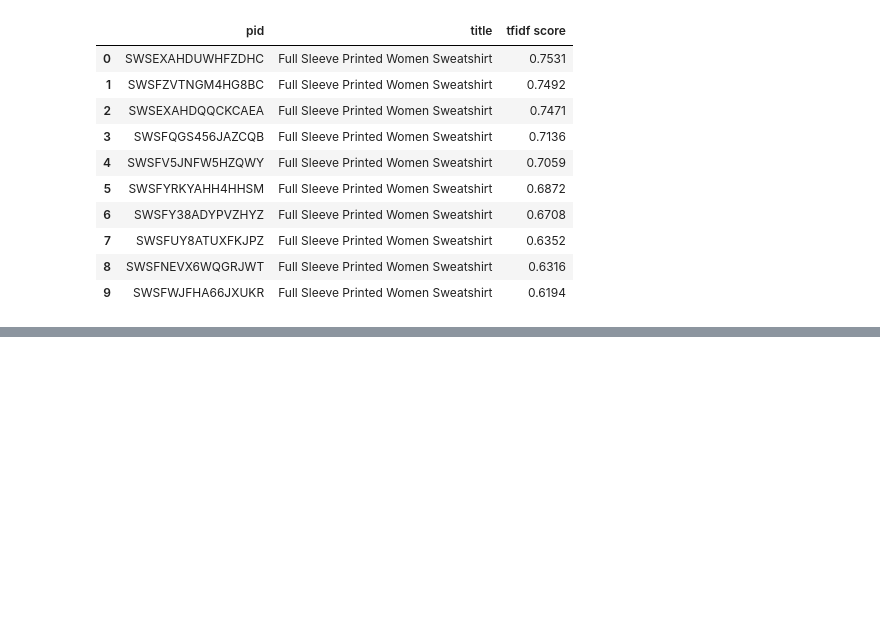
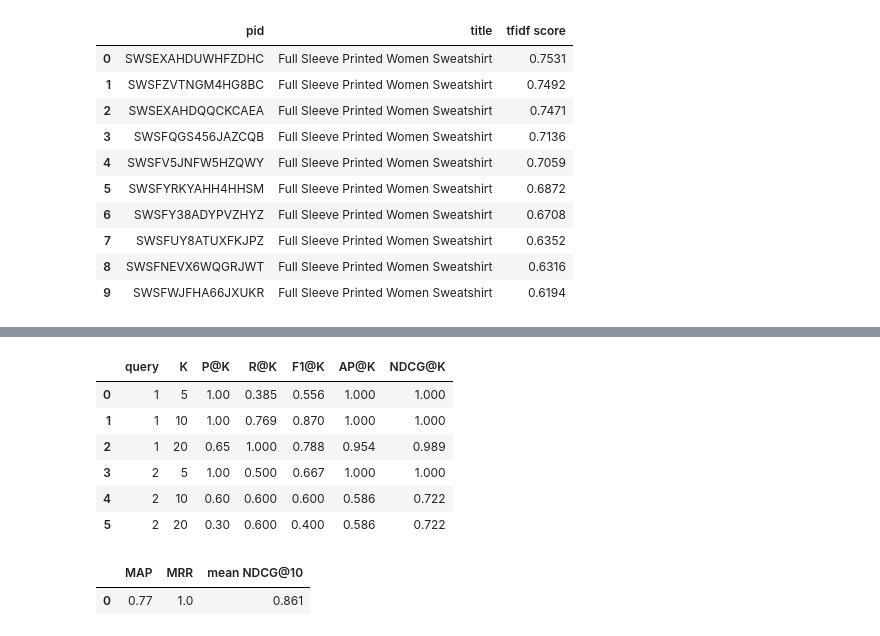
Before and after one commit to bielmongeortiz/irwa-final-project, a Jupyter notebook: project_progress/part_2/IRWA_part_2.ipynb, the cells around one changed output, grey strips where cells are left out. Cells and saved outputs as stored; diff of their text form; code cells hidden in the pictures; blank space fills up the shorter version.

```diff
--- a/project_progress/part_2/IRWA_part_2.ipynb
+++ b/project_progress/part_2/IRWA_part_2.ipynb
@@ -207,0 +309,17 @@ Query: 'women full sleeve printed sweatshirt' -> terms ['women', 'full', 'sleev'
+# %%
+validation_queries = {1: "women full sleeve sweatshirt cotton", 2: "men slim jeans blue"}
+
+# judgments[query_id] is a dictionary pid -> label
+validation_labels = pd.read_csv(ROOT / "data" / "validation_labels.csv")
+validation_judgments = {1: {}, 2: {}}
+for _, row in validation_labels.iterrows():
+    validation_judgments[row["query_id"]][row["pid"]] = row["labels"]
+
+# rankings[query_id] is the list of pids returned by the engine, best first
+validation_rankings = {}
+for query_id, query in validation_queries.items():
+    results = search_in_corpus(query, index)
+    pids = []
+    for pid, score in results:
+        pids.append(pid)
+    validation_rankings[query_id] = pids
@@ -207,0 +383,15 @@ Query: 'women full sleeve printed sweatshirt' -> terms ['women', 'full', 'sleev'
+# %%
+per_query_table(validation_rankings, validation_judgments)
+# %% [output]
+|  | query | K | P@K | R@K | F1@K | AP@K | NDCG@K |
+| 0 | 1 | 5 | 1.00 | 0.385 | 0.556 | 1.000 | 1.000 |
+| 1 | 1 | 10 | 1.00 | 0.769 | 0.870 | 1.000 | 1.000 |
+| 2 | 1 | 20 | 0.65 | 1.000 | 0.788 | 0.954 | 0.989 |
+| 3 | 2 | 5 | 1.00 | 0.500 | 0.667 | 1.000 | 1.000 |
+| 4 | 2 | 10 | 0.60 | 0.600 | 0.600 | 0.586 | 0.722 |
+| 5 | 2 | 20 | 0.30 | 0.600 | 0.400 | 0.586 | 0.722 |
+# %%
+global_table(validation_rankings, validation_judgments)
+# %% [output]
+|  | MAP | MRR | mean NDCG@10 |
+| 0 | 0.77 | 1.0 | 0.861 |
```
Also changed, not shown: parts of 19 cells of this notebook, 4 other files.
